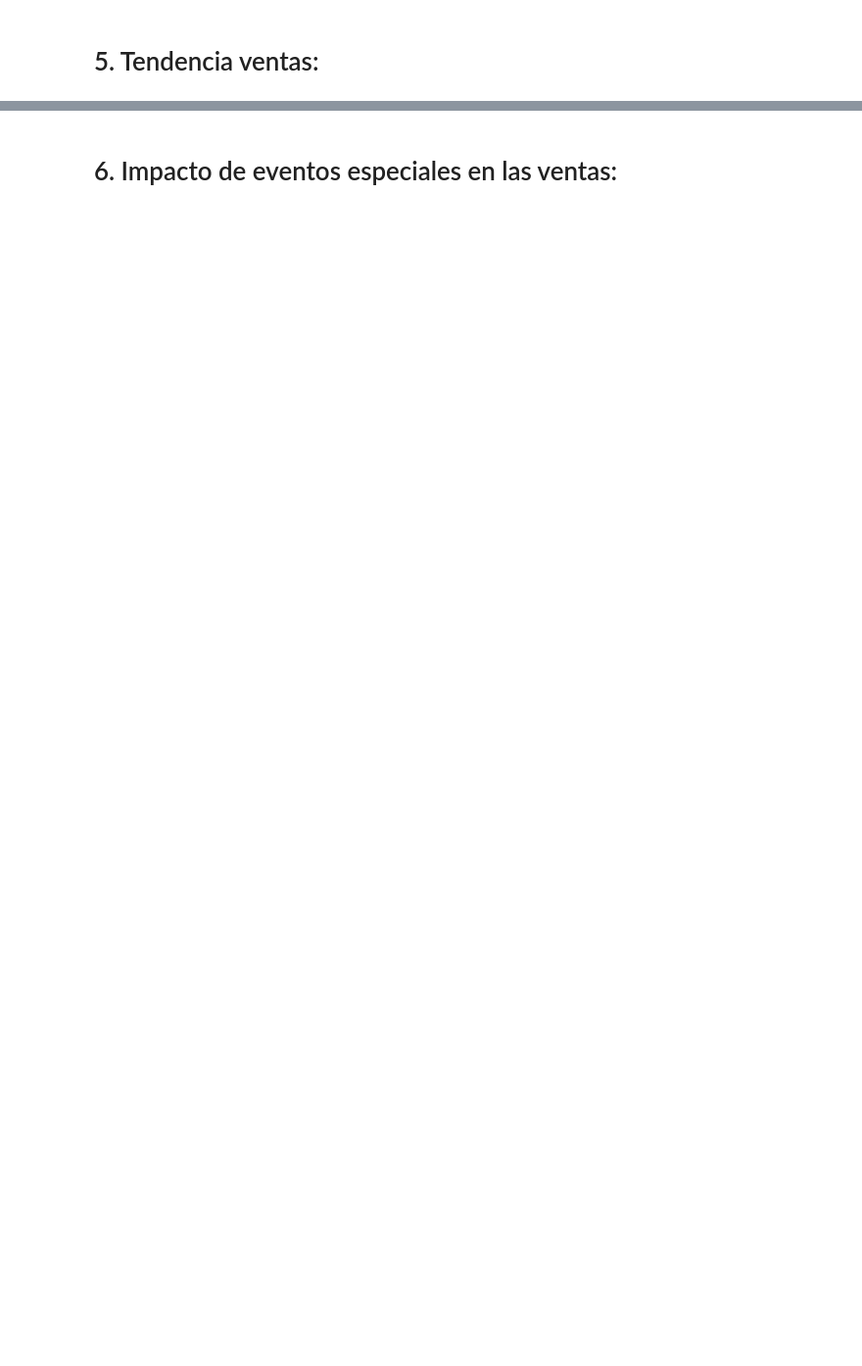
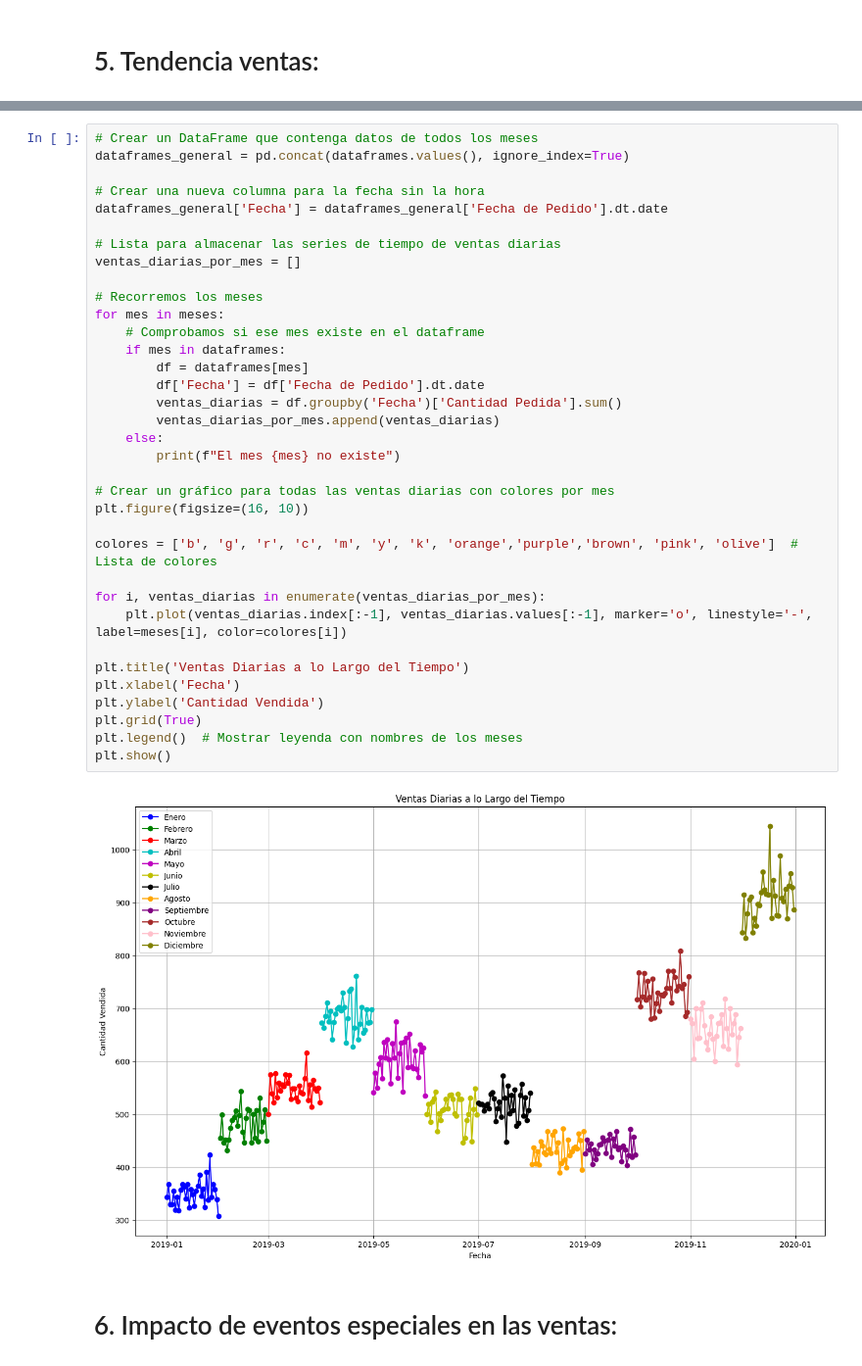
Before and after one commit to Cintia-93/TP-Big-Data, a Jupyter notebook: BigData_TP.ipynb, the cells around one changed output, grey strips where cells are left out. Shown at 98% size. Saved outputs shown, nothing was run; the diff lists cells and outputs as text; blank space fills up the shorter version.

```diff
--- a/BigData_TP.ipynb
+++ b/BigData_TP.ipynb
@@ -2964,2 +714,39 @@ fig.show()
+# %%
+# Crear un DataFrame que contenga datos de todos los meses
+dataframes_general = pd.concat(dataframes.values(), ignore_index=True)
+
+# Crear una nueva columna para la fecha sin la hora
+dataframes_general['Fecha'] = dataframes_general['Fecha de Pedido'].dt.date
+
+# Lista para almacenar las series de tiempo de ventas diarias
+ventas_diarias_por_mes = []
+
+# Recorremos los meses
+for mes in meses:
+    # Comprobamos si ese mes existe en el dataframe
+    if mes in dataframes:
+        df = dataframes[mes]
+        df['Fecha'] = df['Fecha de Pedido'].dt.date
+        ventas_diarias = df.groupby('Fecha')['Cantidad Pedida'].sum()
+        ventas_diarias_por_mes.append(ventas_diarias)
+    else:
+        print(f"El mes {mes} no existe")
+
+# Crear un gráfico para todas las ventas diarias con colores por mes
+plt.figure(figsize=(16, 10))
+
+colores = ['b', 'g', 'r', 'c', 'm', 'y', 'k', 'orange','purple','brown', 'pink', 'olive']  # Lista de colores
+
+for i, ventas_diarias in enumerate(ventas_diarias_por_mes):
+    plt.plot(ventas_diarias.index[:-1], ventas_diarias.values[:-1], marker='o', linestyle='-', label=meses[i], color=colores[i])
+
+plt.title('Ventas Diarias a lo Largo del Tiempo')
+plt.xlabel('Fecha')
+plt.ylabel('Cantidad Vendida')
+plt.grid(True)
+plt.legend()  # Mostrar leyenda con nombres de los meses
+plt.show()
+# %% [output]
+[figure, added]
 # %% [markdown]
 # 6. Impacto de eventos especiales en las ventas:
```
Also changed, not shown: parts of 292 cells of this notebook.
